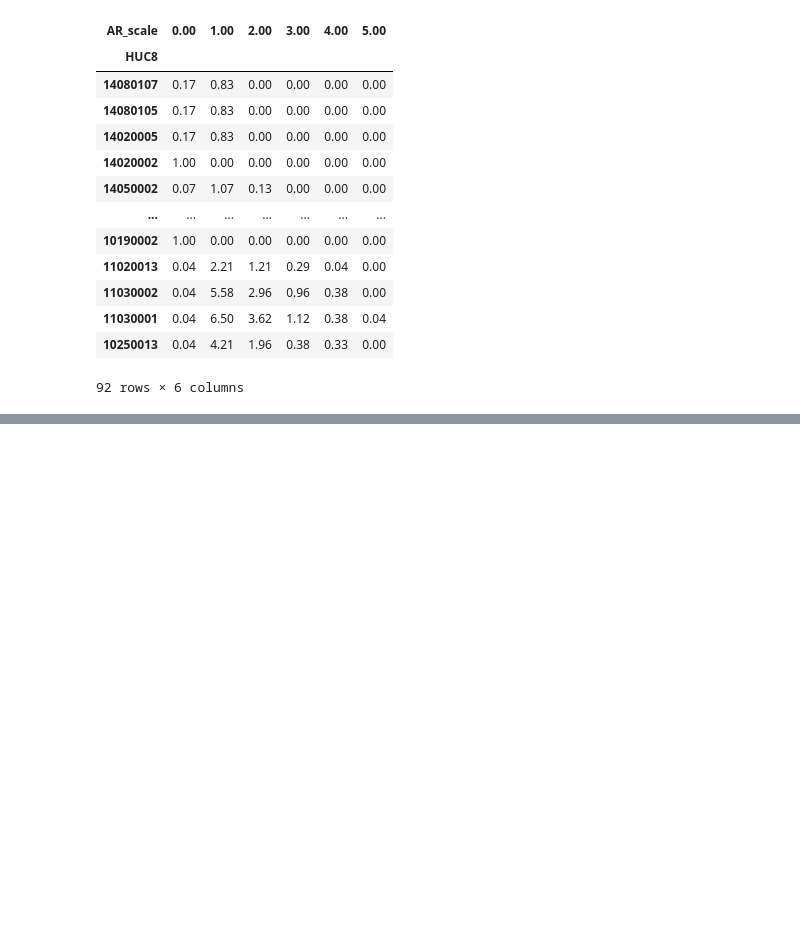
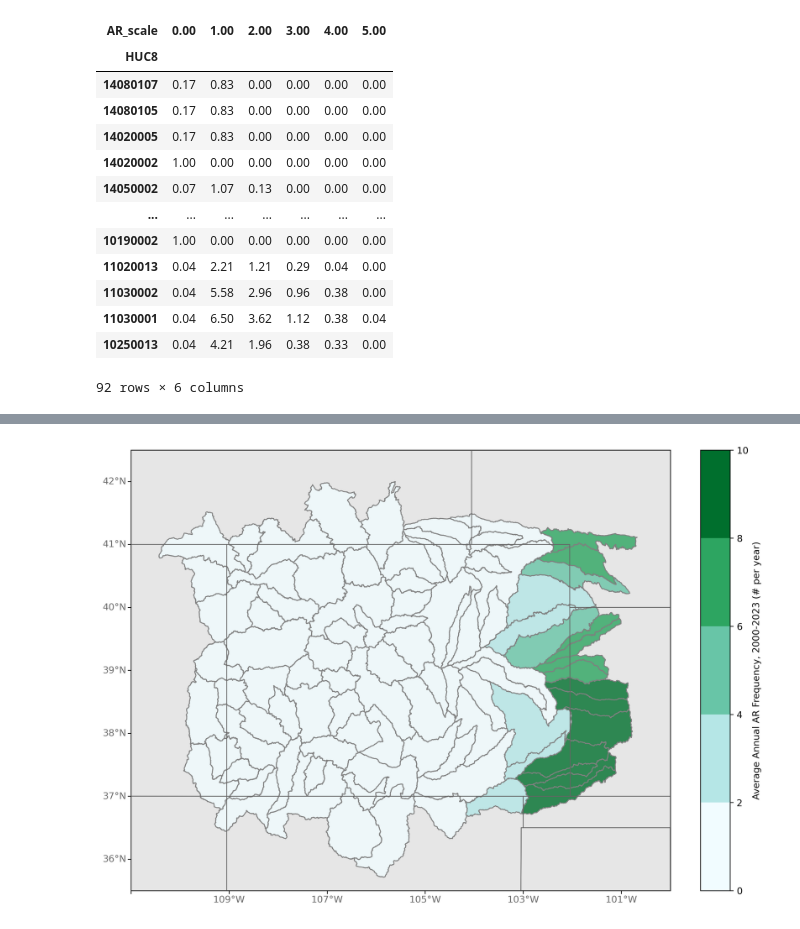
Before and after one commit to CW3E/CO_top-decile_precip_ARs_code, a Jupyter notebook: analysis/ar_scale_HUC8_CO.ipynb, the cells around one changed output, grey strips where cells are left out. Drawn from its saved outputs; the diff is of its cells as text; code cells hidden in the pictures; blank space fills up the shorter version.

```diff
--- a/analysis/ar_scale_HUC8_CO.ipynb
+++ b/analysis/ar_scale_HUC8_CO.ipynb
@@ -293,0 +323,45 @@ plt.show()
+# %%
+# Create figure
+fig = plt.figure(figsize=(12, 8.5))
+fig.dpi = 300
+fname = path_to_figs + 'avg_annual_ar_freq'
+fmt = 'png'
+
+nrows = 1
+ncols = 2
+
+## Use gridspec to set up a plot with a series of subplots that is
+## n-rows by n-columns
+gs = GridSpec(nrows, ncols, height_ratios=[1], width_ratios = [1, 0.05], wspace=0.01, hspace=0.2)
+## use gs[rows index, columns index] to access grids
+
+# Add color bar axis
+cbax = plt.subplot(gs[:,-1]) # colorbar axis
+
+## Add axis for plot
+ax = fig.add_subplot(gs[0,0], projection=mapcrs)
+ax = draw_basemap(ax, extent=ext1, xticks=dx, yticks=dy, left_lats=True, right_lats=False, mask_ocean=False, coastline=False)
+
+## topo with gray shading
+# cs = plot_terrain(ax, ext1)
+
+# add choropleth watershed fraction
+lgnd_kwds={"label": "Average Annual AR Frequency, 2000-2023 (# per year)", "orientation": "vertical"}
+cmap, norm, bnds = ccmap.cmap('ar_freq')
+cf = polys.plot(ax=ax, column='AR_scale', cmap=cmap, vmin=0, vmax=5, norm=norm, alpha=0.8, legend=True, cax=cbax, legend_kwds=lgnd_kwds)
+polys.plot(ax=ax, edgecolor='grey', color='None', zorder=98)
+
+ax.add_feature(cfeature.STATES, edgecolor='0.4', linewidth=0.8, zorder=199)
+
+## add in four focus watersheds
+# tmp.plot(ax=ax, edgecolor='white', color='None', zorder=99)
+# basin.plot(ax=ax, edgecolor='white', color='None', zorder=99)
+
+# ax.set_title(lbl_lst[k], loc='left', fontsize=14)
+
+fig.savefig('%s.%s' %(fname, fmt), bbox_inches='tight', dpi=fig.dpi)
+
+# Show
+plt.show()
+# %% [output]
+[figure, added]
```
Also changed, not shown: parts of 4 cells of this notebook, 1 other file.
